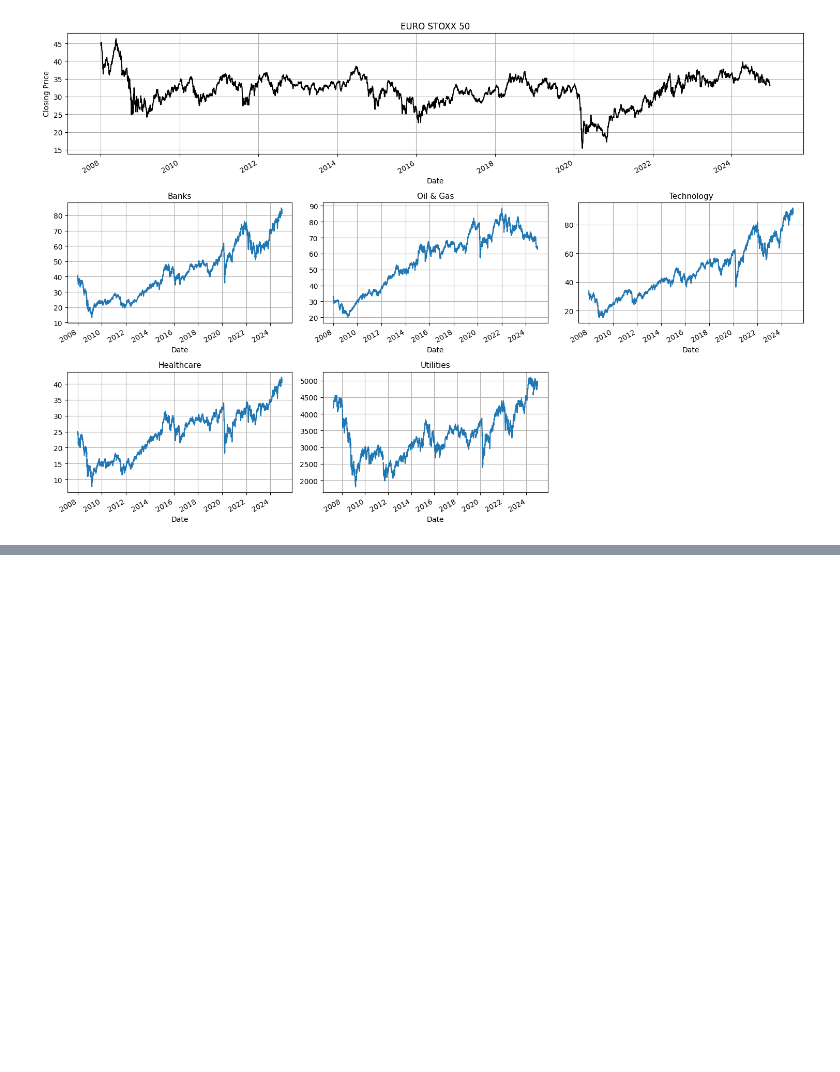
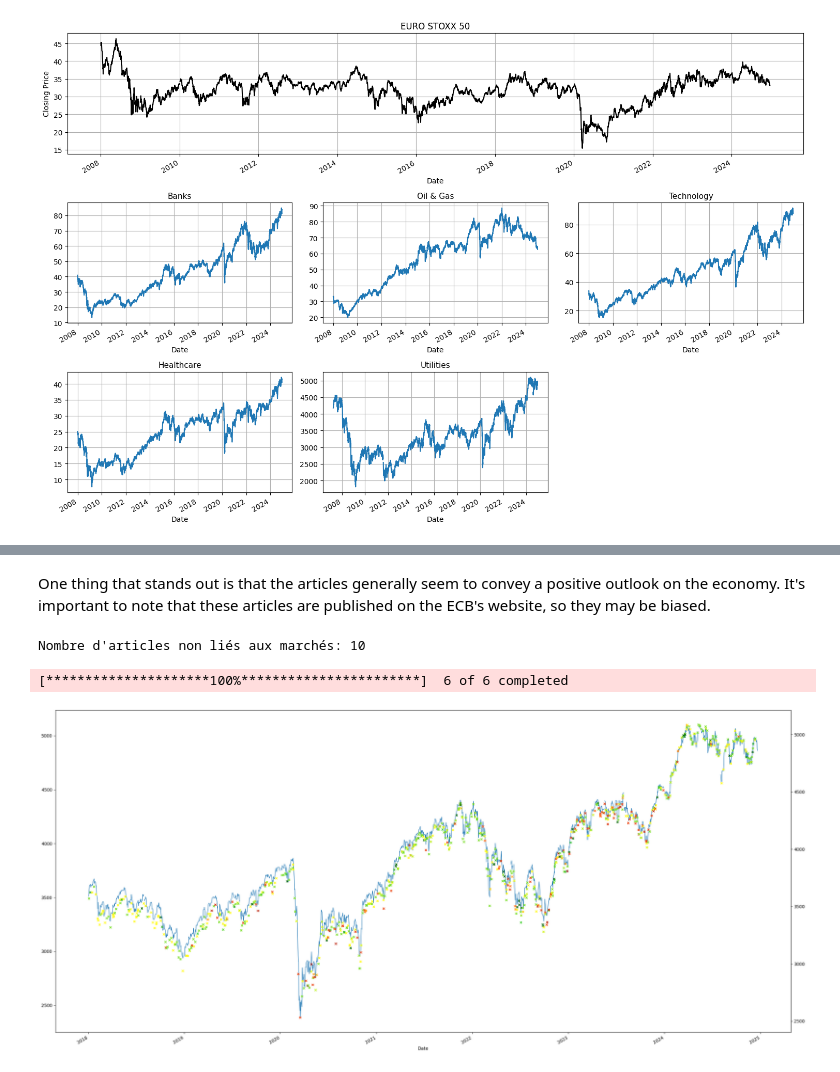
Before and after one commit to QMoayedpour/ML_fin_project, a Jupyter notebook: ntbk_intro.ipynb, the cells around one changed output, grey strips where cells are left out. Drawn from its saved outputs; the diff is of its cells as text; code cells hidden in the pictures; blank space fills up the shorter version.

```diff
--- a/ntbk_intro.ipynb
+++ b/ntbk_intro.ipynb
@@ -476,0 +786,53 @@ plt.show()
+# %% [markdown]
+One thing that stands out is that the articles generally seem to convey a positive outlook on the economy. It's important to note that these articles are published on the ECB's website, so they may be biased.
+# %%
+print("Nombre d'articles non liés aux marchés:", glob[glob['market_relevance_score']==0].shape[0])
+glob_ = glob.query('market_relevance_score > 0.5').copy()
+glob_sent = glob_.groupby('date')['global_sentiment_score'].mean()
+# %% [output]
+Nombre d'articles non liés aux marchés: 10
+# %%
+tickers = {
+    "EURO STOXX 50": "^STOXX50E",
+    "Banks": "EXH1.DE",
+    "Oil & Gas": "EXH2.DE",
+    "Technology": "EXH4.DE",
+    "Healthcare": "EXH3.DE",
+    "Utilities": "EXH5.DE"
+}
+
+
+data = yf.download(list(tickers.values()), start="2007-01-01")['Close']
+# %% [output]
+[*********************100%***********************]  6 of 6 completed
+# %%
+euro_stoxx_50 = data[['^STOXX50E']]
+
+es50_sent = euro_stoxx_50.merge(glob_sent, left_index=True, right_index=True, how='left').query('index >= 2018')
+# %%
+cmap_custom = mcolors.LinearSegmentedColormap.from_list(
+    "CustomColormap",
+    [
+        (0, "#8B0000"),  # Rouge très foncé pour les faibles valeurs (0)
+        (0.4, "#FF4500"),  # Rouge intense pour 0.4
+        (0.5, "#FFFF00"),  # Jaune pour 0.5
+        (0.75, "#32CD32"),  # Vert clair pour les valeurs proches de 0.75
+        (1, "#006400"),  # Vert foncé pour 1
+    ]
+)
+
+
+fig, ax = plt.subplots(figsize=(30, 15))
+ax2 = ax.twinx()
+
+es50_sent.query('index > 2018')['^STOXX50E'].plot(ax=ax, linewidth = 1, title="")
+scatter = ax2.scatter(
+    es50_sent.query('index > 2018').index,
+    es50_sent.query('index > 2018')['^STOXX50E'],
+    c=es50_sent.query('index > 2018')['global_sentiment_score'],
+    cmap=cmap_custom,
+    s=20,
+    marker='x'
+)
+# %% [output]
+[figure, added]
```
Also changed, not shown: parts of 27 cells of this notebook.
